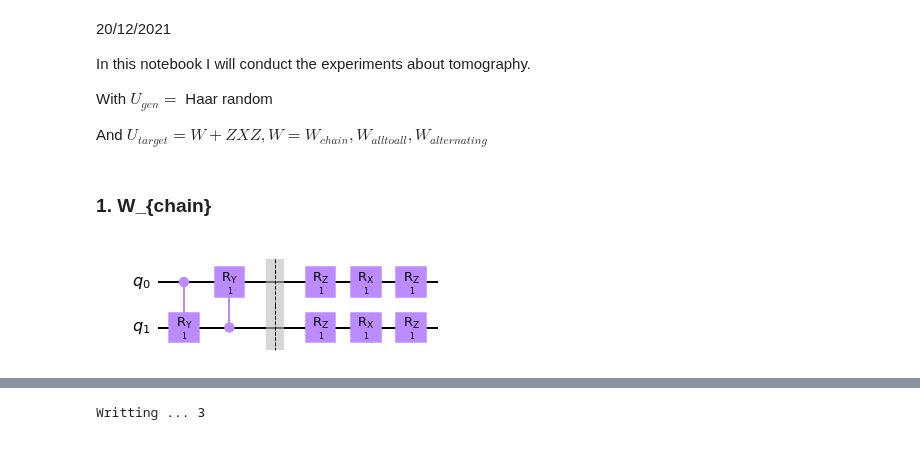
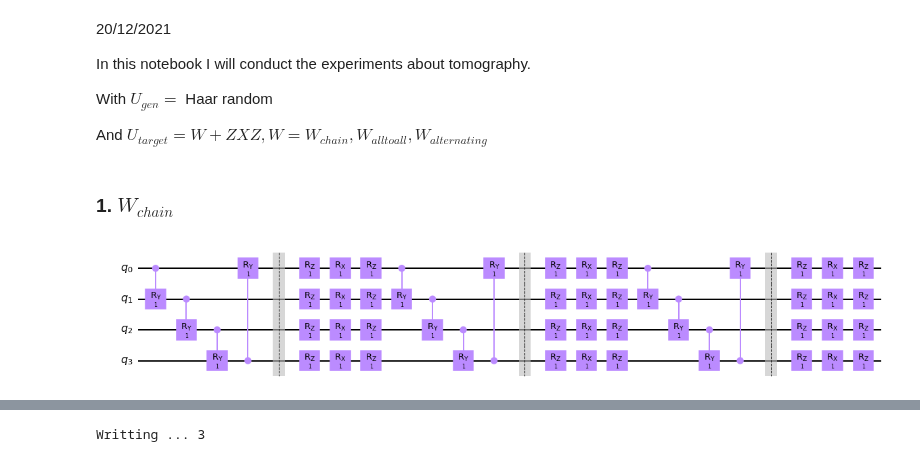
Before and after one commit to vutuanhai237/UC-VQA, a Jupyter notebook: codes/tomography/compare_W.ipynb, the cells around one changed output, grey strips where cells are left out. Saved outputs shown, nothing was run; the diff lists cells and outputs as text; code cells hidden in the pictures.

```diff
--- a/codes/tomography/compare_W.ipynb
+++ b/codes/tomography/compare_W.ipynb
@@ -21,19 +21,19 @@ With $U_{gen} = $ Haar random
 
 And $U_{target} = W + ZXZ, W = W_{chain}, W_{all to all}, W_{alternating}$
 # %% [markdown]
-### 1. W_{chain}
+### 1. $W_{chain}$
 # %%
-num_qubits = 2
-num_layers = 1
+num_qubits = 4
+num_layers = 3
 thetas = np.ones(num_layers*num_qubits*4)
 psi = 2*np.random.rand(2**num_qubits)-1
 psi = psi / np.linalg.norm(psi)
 encoder = qtm.encoding.Encoding(psi, 'amplitude_encoding')
 
 qc = qiskit.QuantumCircuit(num_qubits)
 qc = qtm.nqubit.create_Wchain_layerd_state(qc, thetas, num_layers=num_layers)
 qc.draw('mpl')
 # %% [output]
-[figure, old version]
+[figure, new version]
 # %%
 num_qubits = 4
```
Also changed, not shown: parts of 1 cell of this notebook, 30 other files.
